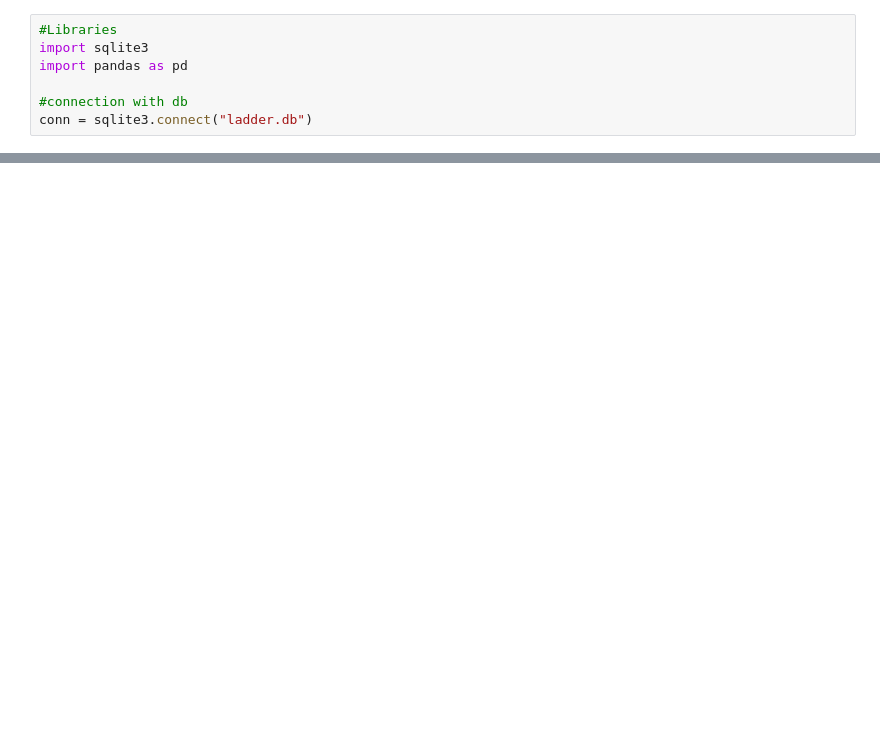
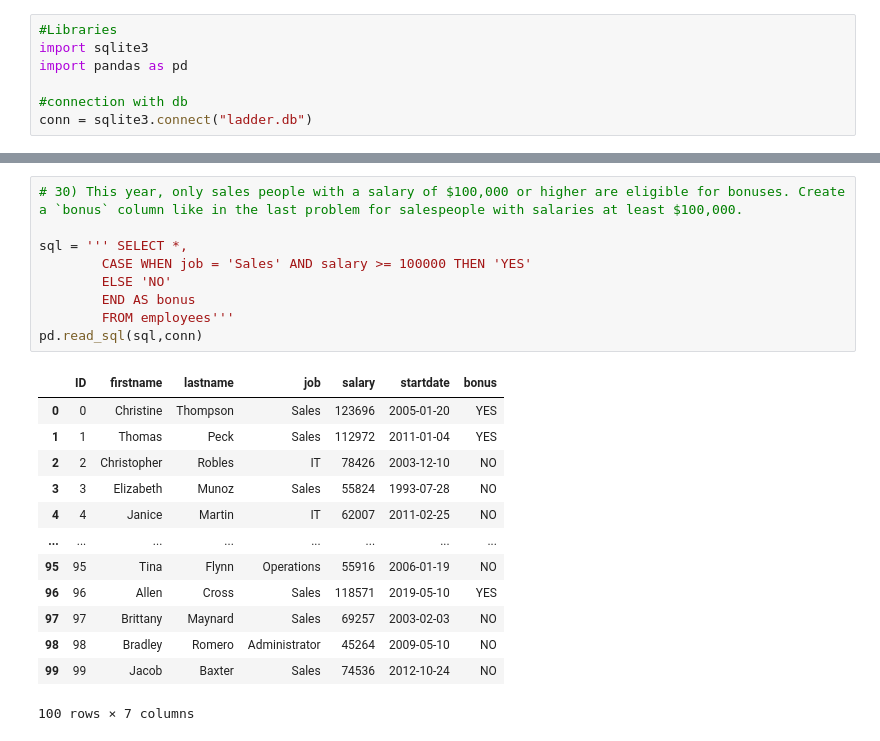
Before and after one commit to julioh-k/Python-SQL, a Jupyter notebook: SQL-part-1.ipynb, the cells around one changed output, grey strips where cells are left out. Saved outputs shown, nothing was run; the diff lists cells and outputs as text; blank space fills up the shorter version.

```diff
--- a/SQL-part-1.ipynb
+++ b/SQL-part-1.ipynb
@@ -428,0 +501,23 @@ pd.read_sql(sql,conn)
+# %%
+# 30) This year, only sales people with a salary of $100,000 or higher are eligible for bonuses. Create a `bonus` column like in the last problem for salespeople with salaries at least $100,000.
+
+sql = ''' SELECT *,
+        CASE WHEN job = 'Sales' AND salary >= 100000 THEN 'YES'
+        ELSE 'NO'
+        END AS bonus
+        FROM employees'''
+pd.read_sql(sql,conn)
+# %% [output]
+|  | ID | firstname | lastname | job | salary | startdate | bonus |
+| 0 | 0 | Christine | Thompson | Sales | 123696 | 2005-01-20 | YES |
+| 1 | 1 | Thomas | Peck | Sales | 112972 | 2011-01-04 | YES |
+| 2 | 2 | Christopher | Robles | IT | 78426 | 2003-12-10 | NO |
+| 3 | 3 | Elizabeth | Munoz | Sales | 55824 | 1993-07-28 | NO |
+| 4 | 4 | Janice | Martin | IT | 62007 | 2011-02-25 | NO |
+| ... | ... | ... | ... | ... | ... | ... | ... |
+| 95 | 95 | Tina | Flynn | Operations | 55916 | 2006-01-19 | NO |
+| 96 | 96 | Allen | Cross | Sales | 118571 | 2019-05-10 | YES |
+| 97 | 97 | Brittany | Maynard | Sales | 69257 | 2003-02-03 | NO |
+| 98 | 98 | Bradley | Romero | Administrator | 45264 | 2009-05-10 | NO |
+| 99 | 99 | Jacob | Baxter | Sales | 74536 | 2012-10-24 | NO |
+100 rows × 7 columns
```
Also changed, not shown: parts of 30 cells of this notebook.
